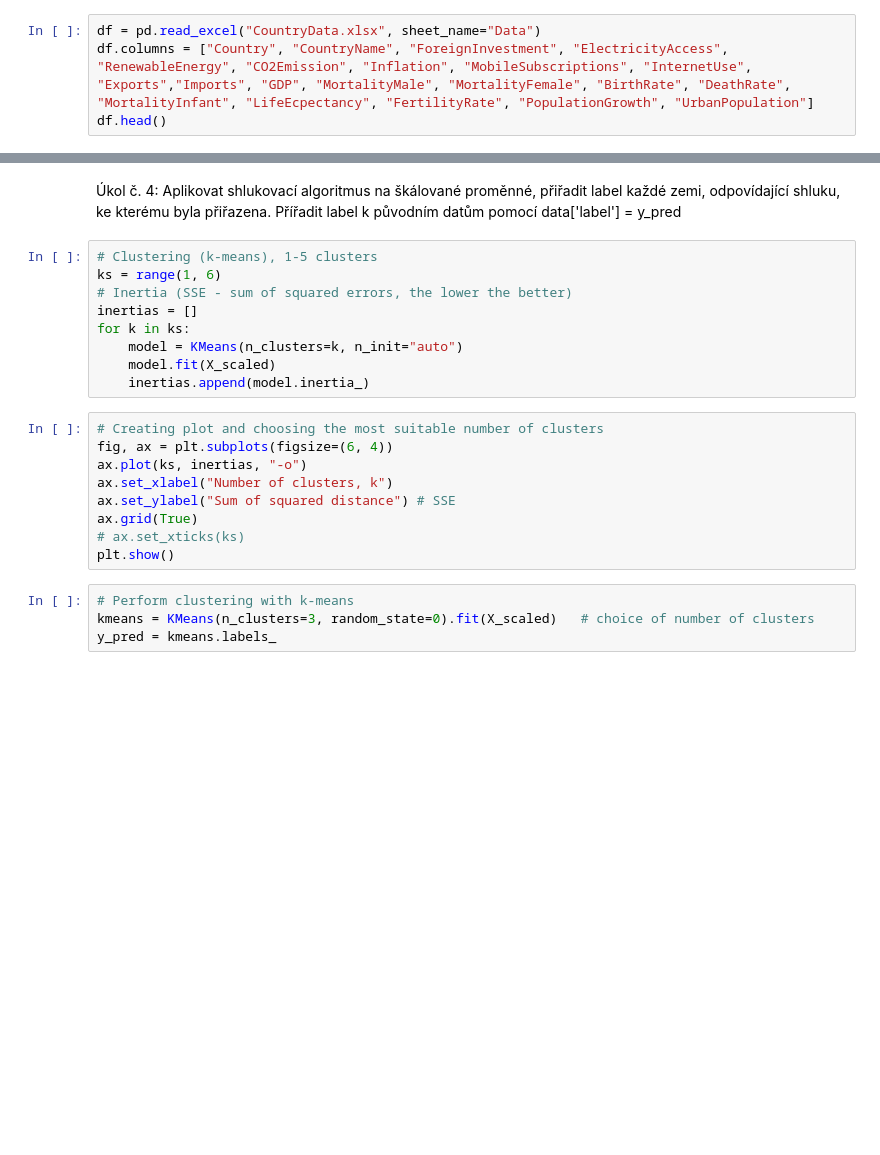
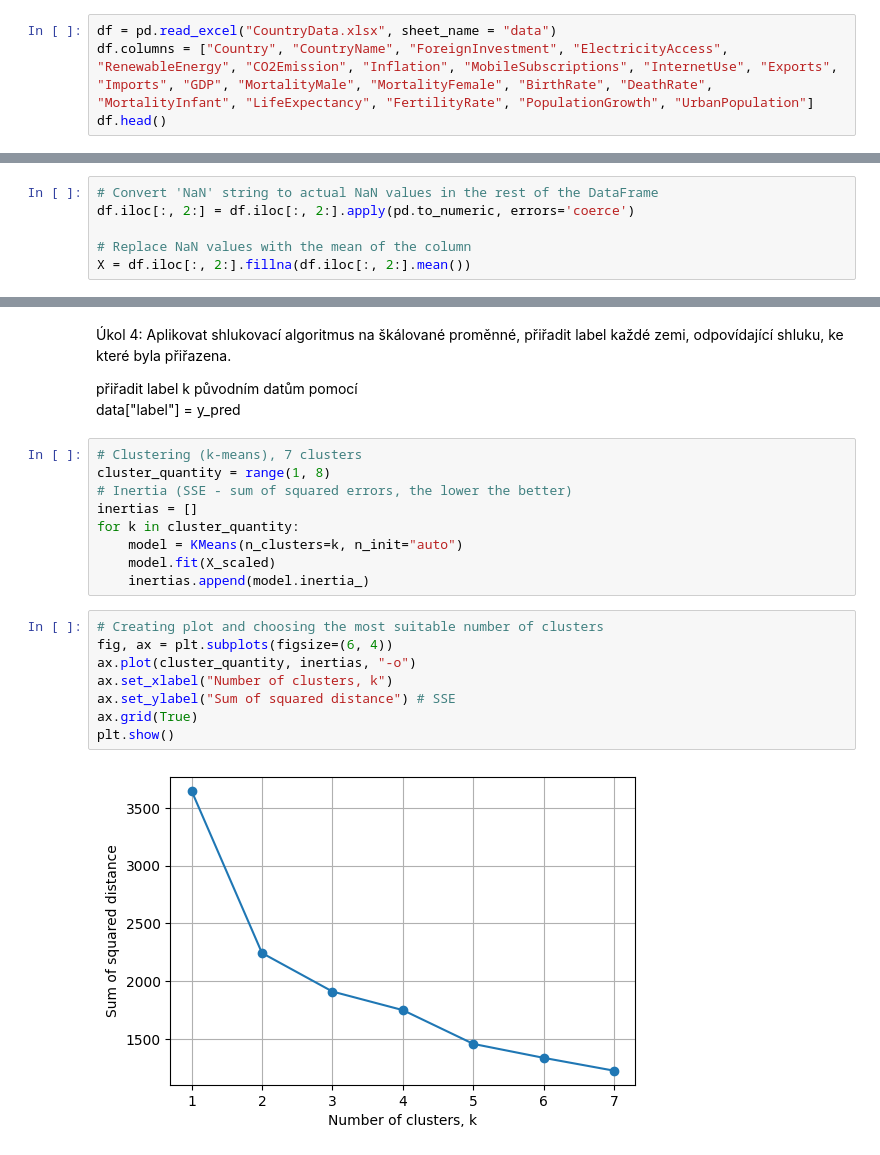
Before and after one commit to kamilahoudek/Projects, a Jupyter notebook: Project_Unsupervised_World_Bank/Project - Unsupervised - World Bank.ipynb, the cells around one changed output, grey strips where cells are left out. Saved outputs shown, nothing was run; the diff lists cells and outputs as text; blank space fills up the shorter version.

```diff
--- a/Project_Unsupervised_World_Bank/Project - Unsupervised - World Bank.ipynb
+++ b/Project_Unsupervised_World_Bank/Project - Unsupervised - World Bank.ipynb
@@ -18,4 +19,4 @@ Načíst data a přejmenovat sloupce
 # %%
-df = pd.read_excel("CountryData.xlsx", sheet_name="Data")
-df.columns = ["Country", "CountryName", "ForeignInvestment", "ElectricityAccess", "RenewableEnergy", "CO2Emission", "Inflation", "MobileSubscriptions", "InternetUse", "Exports","Imports", "GDP", "MortalityMale", "MortalityFemale", "BirthRate", "DeathRate", "MortalityInfant", "LifeEcpectancy", "FertilityRate", "PopulationGrowth", "UrbanPopulation"]
+df = pd.read_excel("CountryData.xlsx", sheet_name = "data")
+df.columns = ["Country", "CountryName", "ForeignInvestment", "ElectricityAccess", "RenewableEnergy", "CO2Emission", "Inflation", "MobileSubscriptions", "InternetUse", "Exports", "Imports", "GDP", "MortalityMale", "MortalityFemale", "BirthRate", "DeathRate", "MortalityInfant", "LifeExpectancy", "FertilityRate", "PopulationGrowth", "UrbanPopulation"]
 df.head()
@@ -31,0 +68,6 @@ X.head()
+# %%
+# Convert 'NaN' string to actual NaN values in the rest of the DataFrame
+df.iloc[:, 2:] = df.iloc[:, 2:].apply(pd.to_numeric, errors='coerce')
+
+# Replace NaN values with the mean of the column
+X = df.iloc[:, 2:].fillna(df.iloc[:, 2:].mean())
@@ -38,29 +110,27 @@ X_scaled
 # %% [markdown]
-Úkol č. 4: Aplikovat shlukovací algoritmus na škálované proměnné, přiřadit label každé zemi, odpovídající shluku, ke kterému byla přiřazena.
-Přířadit label k původním datům pomocí
-data['label'] = y_pred
+Úkol 4: Aplikovat shlukovací algoritmus na škálované proměnné, přiřadit label každé zemi, odpovídající shluku, ke které byla přiřazena.
+
+přiřadit label k původním datům pomocí \
+data["label"] = y_pred
 # %%
-# Clustering (k-means), 1-5 clusters
-ks = range(1, 6)
+# Clustering (k-means), 7 clusters
+cluster_quantity = range(1, 8)
 # Inertia (SSE - sum of squared errors, the lower the better)
 inertias = []
-for k in ks:
+for k in cluster_quantity:
     model = KMeans(n_clusters=k, n_init="auto")
     model.fit(X_scaled)
     inertias.append(model.inertia_)
 # %%
 # Creating plot and choosing the most suitable number of clusters
 fig, ax = plt.subplots(figsize=(6, 4))
-ax.plot(ks, inertias, "-o")
+ax.plot(cluster_quantity, inertias, "-o")
 ax.set_xlabel("Number of clusters, k")
 ax.set_ylabel("Sum of squared distance") # SSE
 ax.grid(True)
-# ax.set_xticks(ks)
 plt.show()
+# %% [output]
+[figure, added]
-# %%
-# Perform clustering with k-means
-kmeans = KMeans(n_clusters=3, random_state=0).fit(X_scaled)   # choice of number of clusters
-y_pred = kmeans.labels_
 # %%
 # Perform clustering with k-means and calculate silhouette score
 kmeans = KMeans(n_clusters=3, n_init="auto")  # choice of number of clusters, test with different number of clusters
```
Also changed, not shown: parts of 54 cells of this notebook.
